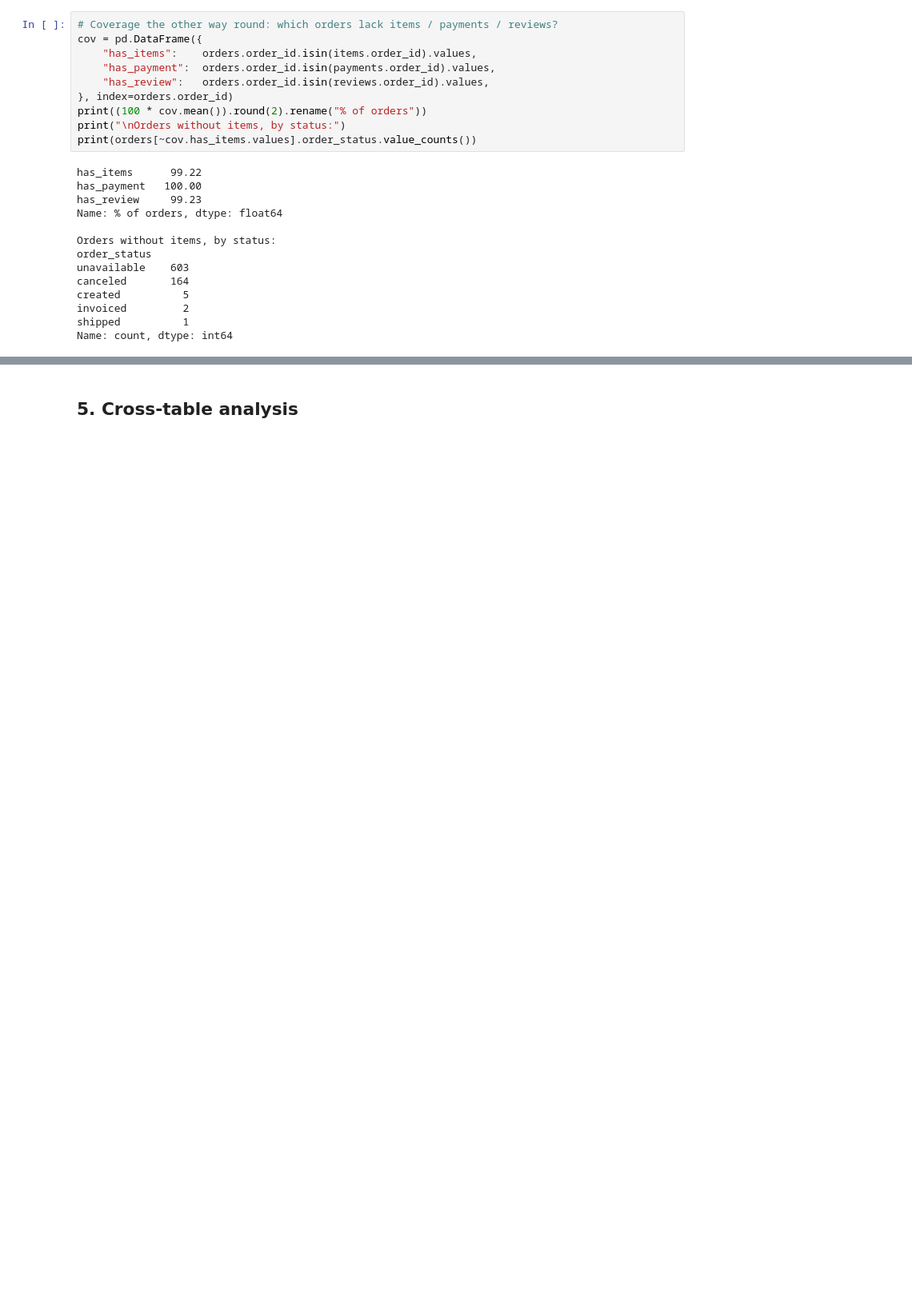
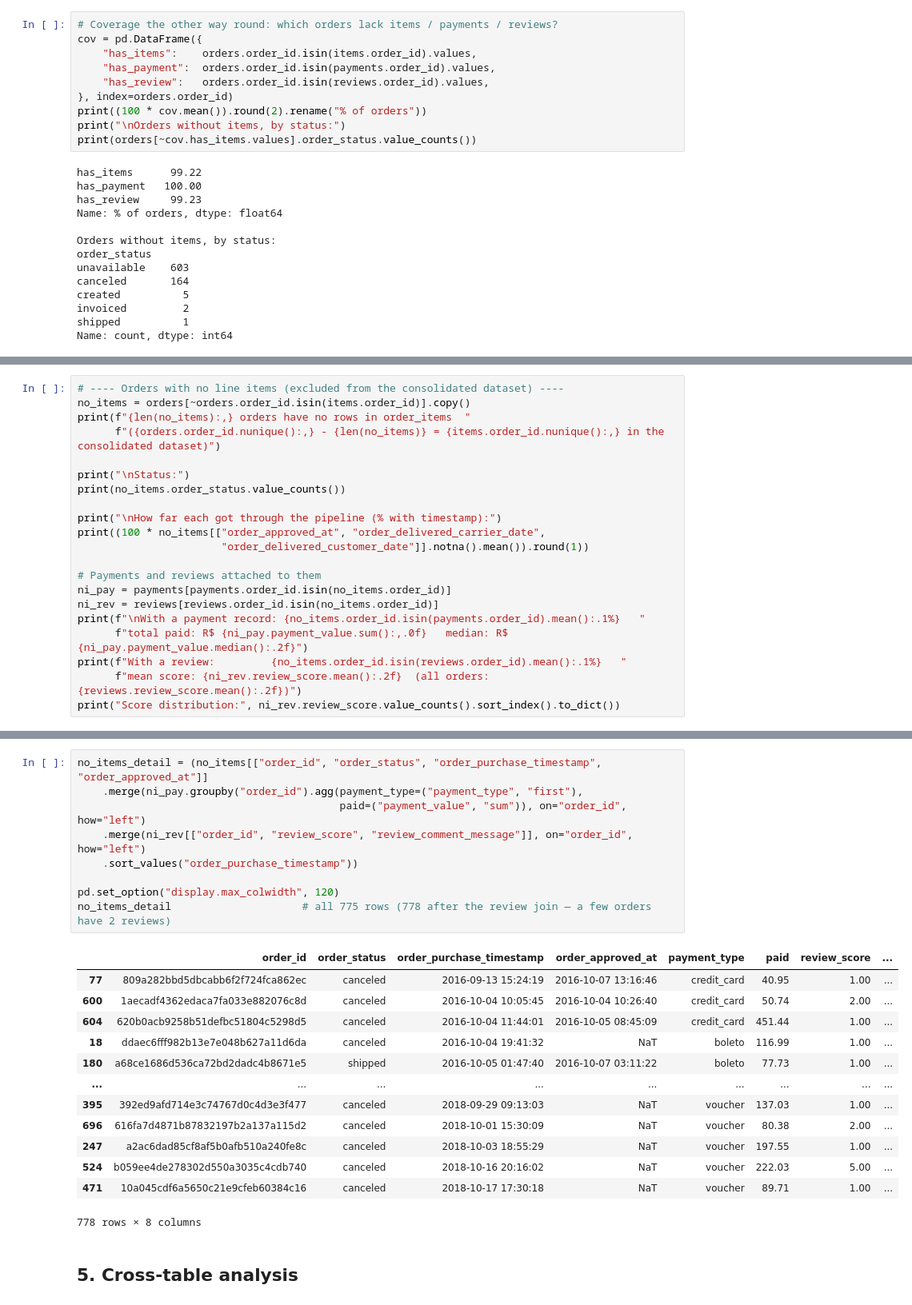
Before and after one commit to IT5006-Group9/IT5006-Group9-Olist-Project, a Jupyter notebook: notebooks/olist_eda.ipynb, the cells around one changed output, grey strips where cells are left out. Shown at 80% size. Drawn from its saved outputs; the diff is of its cells as text; blank space fills up the shorter version.

Commit message:
fix: Update secion 4 & 5 dropping 775 missing info orders

```diff
--- a/notebooks/olist_eda.ipynb
+++ b/notebooks/olist_eda.ipynb
@@ -671,0 +671,21 @@ Name: count, dtype: int64
+# %%
+# ---- Orders with no line items (excluded from the consolidated dataset) ----
+no_items = orders[~orders.order_id.isin(items.order_id)].copy()
+print(f"{len(no_items):,} orders have no rows in order_items  "
+      f"({orders.order_id.nunique():,} - {len(no_items)} = {items.order_id.nunique():,} in the consolidated dataset)")
+
+print("\nStatus:")
+print(no_items.order_status.value_counts())
+
+print("\nHow far each got through the pipeline (% with timestamp):")
+print((100 * no_items[["order_approved_at", "order_delivered_carrier_date",
+                       "order_delivered_customer_date"]].notna().mean()).round(1))
+
+# Payments and reviews attached to them
+ni_pay = payments[payments.order_id.isin(no_items.order_id)]
+ni_rev = reviews[reviews.order_id.isin(no_items.order_id)]
+print(f"\nWith a payment record: {no_items.order_id.isin(payments.order_id).mean():.1%}   "
+      f"total paid: R$ {ni_pay.payment_value.sum():,.0f}   median: R$ {ni_pay.payment_value.median():.2f}")
+print(f"With a review:         {no_items.order_id.isin(reviews.order_id).mean():.1%}   "
+      f"mean score: {ni_rev.review_score.mean():.2f}  (all orders: {reviews.review_score.mean():.2f})")
+print("Score distribution:", ni_rev.review_score.value_counts().sort_index().to_dict())
@@ -672,3 +713,26 @@ Name: count, dtype: int64
+# %%
+no_items_detail = (no_items[["order_id", "order_status", "order_purchase_timestamp", "order_approved_at"]]
+    .merge(ni_pay.groupby("order_id").agg(payment_type=("payment_type", "first"),
+                                          paid=("payment_value", "sum")), on="order_id", how="left")
+    .merge(ni_rev[["order_id", "review_score", "review_comment_message"]], on="order_id", how="left")
+    .sort_values("order_purchase_timestamp"))
+
+pd.set_option("display.max_colwidth", 120)
+no_items_detail                     # all 775 rows (778 after the review join — a few orders have 2 reviews)
+# %% [output]
+|  | order_id | order_status | order_purchase_timestamp | order_approved_at | payment_type | paid | review_score | ... |
+| 77 | 809a282bbd5dbcabb6f2f724fca862ec | canceled | 2016-09-13 15:24:19 | 2016-10-07 13:16:46 | credit_card | 40.95 | 1.00 | ... |
+| 600 | 1aecadf4362edaca7fa033e882076c8d | canceled | 2016-10-04 10:05:45 | 2016-10-04 10:26:40 | credit_card | 50.74 | 2.00 | ... |
+| 604 | 620b0acb9258b51defbc51804c5298d5 | canceled | 2016-10-04 11:44:01 | 2016-10-05 08:45:09 | credit_card | 451.44 | 1.00 | ... |
+| 18 | ddaec6fff982b13e7e048b627a11d6da | canceled | 2016-10-04 19:41:32 | NaT | boleto | 116.99 | 1.00 | ... |
+| 180 | a68ce1686d536ca72bd2dadc4b8671e5 | shipped | 2016-10-05 01:47:40 | 2016-10-07 03:11:22 | boleto | 77.73 | 1.00 | ... |
+| ... | ... | ... | ... | ... | ... | ... | ... | ... |
+| 395 | 392ed9afd714e3c74767d0c4d3e3f477 | canceled | 2018-09-29 09:13:03 | NaT | voucher | 137.03 | 1.00 | ... |
+| 696 | 616fa7d4871b87832197b2a137a115d2 | canceled | 2018-10-01 15:30:09 | NaT | voucher | 80.38 | 2.00 | ... |
+| 247 | a2ac6dad85cf8af5b0afb510a240fe8c | canceled | 2018-10-03 18:55:29 | NaT | voucher | 197.55 | 1.00 | ... |
+| 524 | b059ee4de278302d550a3035c4cdb740 | canceled | 2018-10-16 20:16:02 | NaT | voucher | 222.03 | 5.00 | ... |
+| 471 | 10a045cdf6a5650c21e9cfeb60384c16 | canceled | 2018-10-17 17:30:18 | NaT | voucher | 89.71 | 1.00 | ... |
+778 rows × 8 columns
 # %% [markdown]
 ## 5. Cross-table analysis
 # %%
```
Also changed, not shown: parts of 9 cells of this notebook.
